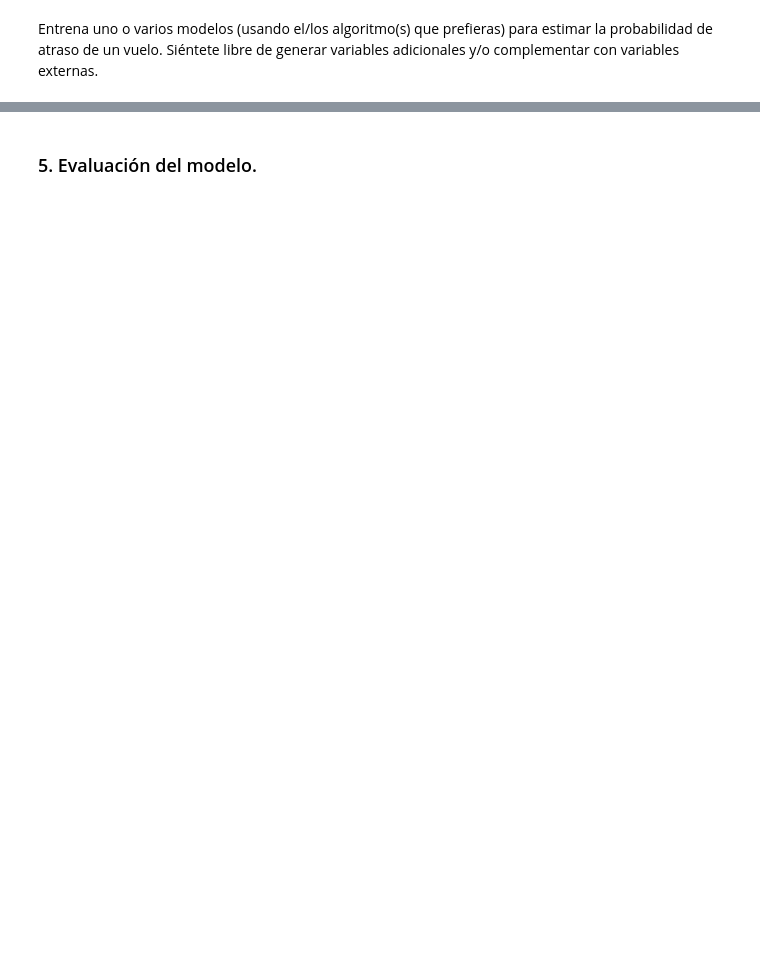
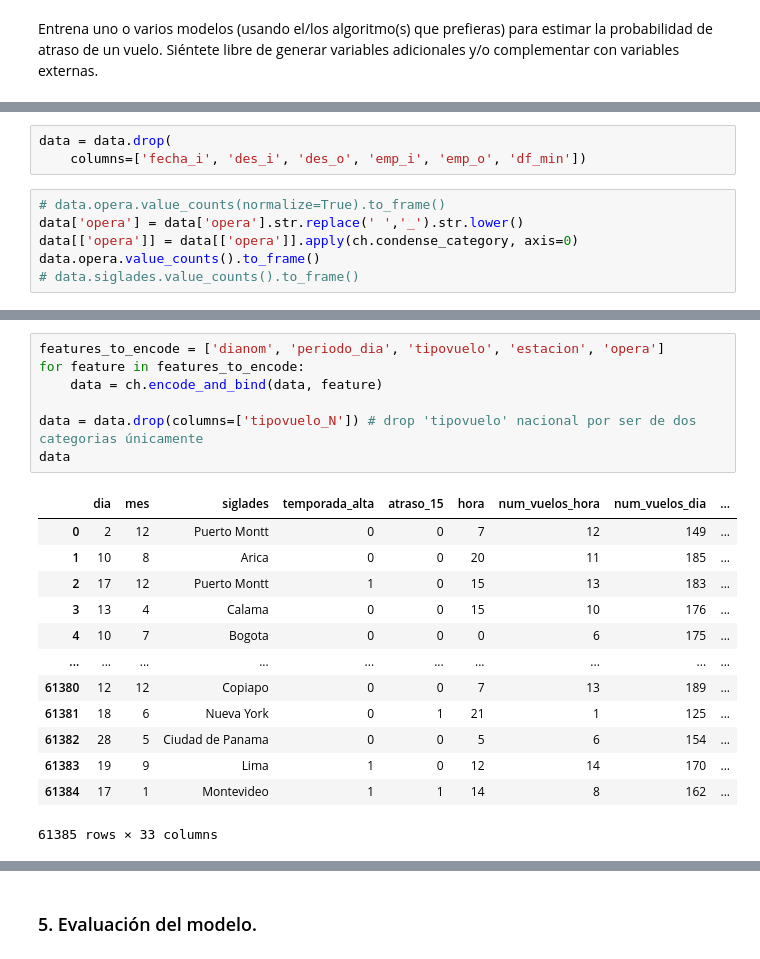
Before and after one commit to eaceror/latam-test, a Jupyter notebook: src/notebooks/solution.ipynb, the cells around one changed output, grey strips where cells are left out. Drawn from its saved outputs; the diff is of its cells as text; blank space fills up the shorter version.

```diff
--- a/src/notebooks/solution.ipynb
+++ b/src/notebooks/solution.ipynb
@@ -407,0 +523,9 @@ Siéntete libre de generar variables adicionales y/o complementar con variables
+# %%
+data = data.drop(
+    columns=['fecha_i', 'des_i', 'des_o', 'emp_i', 'emp_o', 'df_min'])
+# %%
+# data.opera.value_counts(normalize=True).to_frame()
+data['opera'] = data['opera'].str.replace(' ','_').str.lower()
+data[['opera']] = data[['opera']].apply(ch.condense_category, axis=0)
+data.opera.value_counts().to_frame()
+# data.siglades.value_counts().to_frame()
@@ -407,0 +544,21 @@ Siéntete libre de generar variables adicionales y/o complementar con variables
+# %%
+features_to_encode = ['dianom', 'periodo_dia', 'tipovuelo', 'estacion', 'opera']
+for feature in features_to_encode:
+    data = ch.encode_and_bind(data, feature)
+
+data = data.drop(columns=['tipovuelo_N']) # drop 'tipovuelo' nacional por ser de dos categorias únicamente
+data
+# %% [output]
+|  | dia | mes | siglades | temporada_alta | atraso_15 | hora | num_vuelos_hora | num_vuelos_dia | ... |
+| 0 | 2 | 12 | Puerto Montt | 0 | 0 | 7 | 12 | 149 | ... |
+| 1 | 10 | 8 | Arica | 0 | 0 | 20 | 11 | 185 | ... |
+| 2 | 17 | 12 | Puerto Montt | 1 | 0 | 15 | 13 | 183 | ... |
+| 3 | 13 | 4 | Calama | 0 | 0 | 15 | 10 | 176 | ... |
+| 4 | 10 | 7 | Bogota | 0 | 0 | 0 | 6 | 175 | ... |
+| ... | ... | ... | ... | ... | ... | ... | ... | ... | ... |
+| 61380 | 12 | 12 | Copiapo | 0 | 0 | 7 | 13 | 189 | ... |
+| 61381 | 18 | 6 | Nueva York | 0 | 1 | 21 | 1 | 125 | ... |
+| 61382 | 28 | 5 | Ciudad de Panama | 0 | 0 | 5 | 6 | 154 | ... |
+| 61383 | 19 | 9 | Lima | 1 | 0 | 12 | 14 | 170 | ... |
+| 61384 | 17 | 1 | Montevideo | 1 | 1 | 14 | 8 | 162 | ... |
+61385 rows × 33 columns
```
Also changed, not shown: parts of 26 cells of this notebook.
